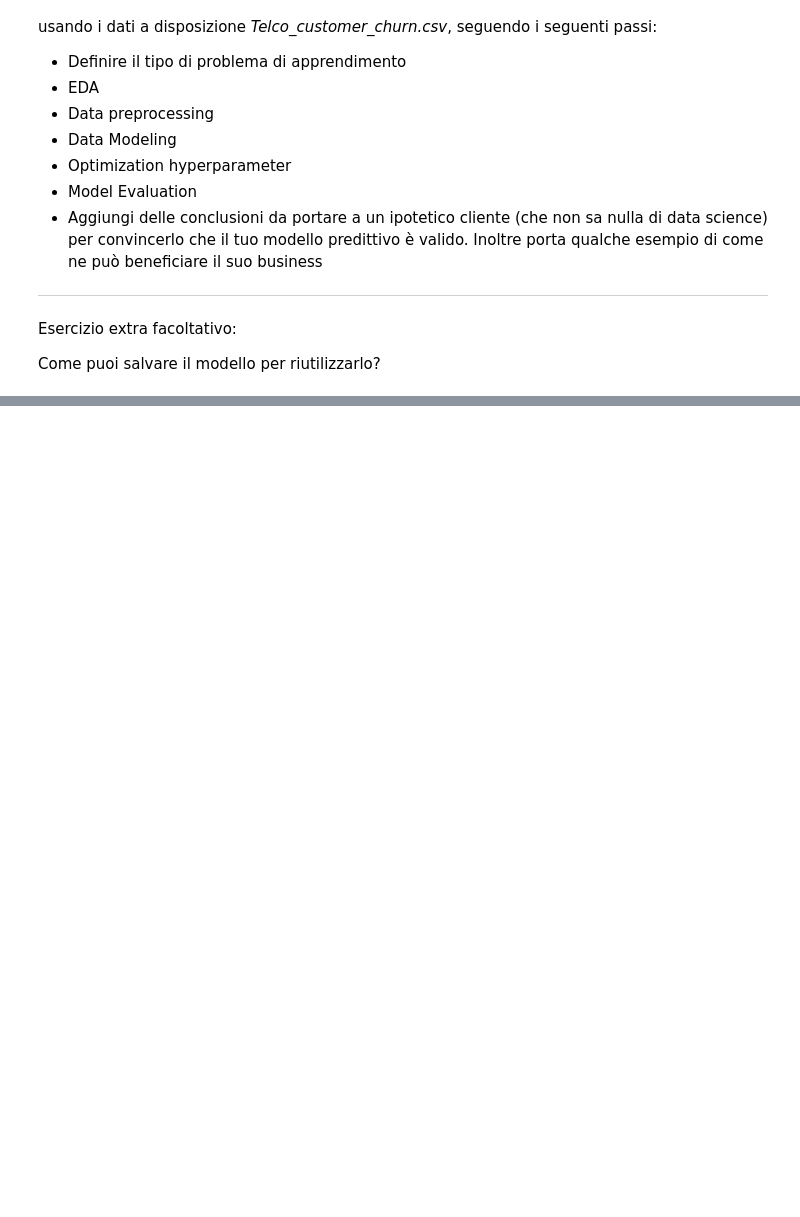
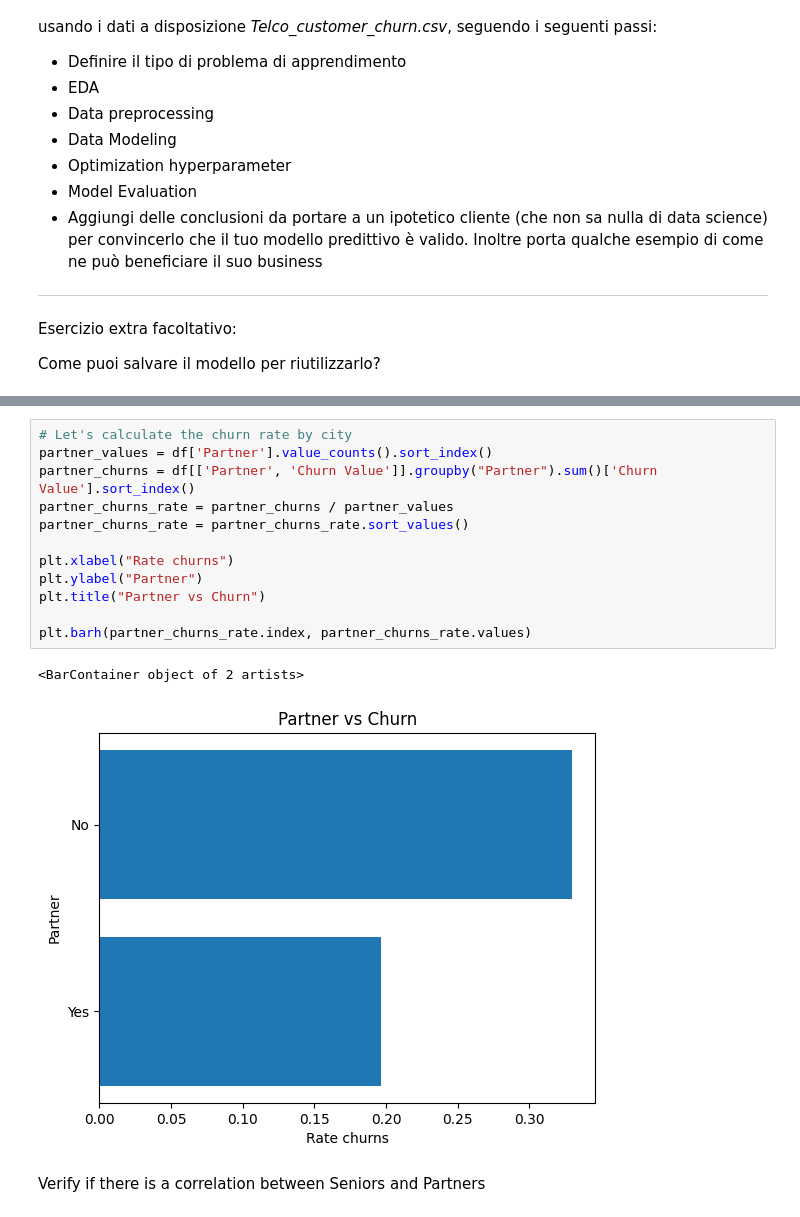
Before and after one commit to lorenzo-arcioni/master-ds, a Jupyter notebook: Workshops/6/6Workshop_traccia.ipynb, the cells around one changed output, grey strips where cells are left out. Cells and saved outputs as stored; diff of their text form; blank space fills up the shorter version.

```diff
--- a/Workshops/6/6Workshop_traccia.ipynb
+++ b/Workshops/6/6Workshop_traccia.ipynb
@@ -49,0 +97,17 @@ Index(['CustomerID', 'Count', 'Country', 'State', 'City', 'Zip Code',
+# %%
+# Let's calculate the churn rate by city
+partner_values = df['Partner'].value_counts().sort_index()
+partner_churns = df[['Partner', 'Churn Value']].groupby("Partner").sum()['Churn Value'].sort_index()
+partner_churns_rate = partner_churns / partner_values
+partner_churns_rate = partner_churns_rate.sort_values()
+
+plt.xlabel("Rate churns")
+plt.ylabel("Partner")
+plt.title("Partner vs Churn")
+
+plt.barh(partner_churns_rate.index, partner_churns_rate.values)
+# %% [output]
+<BarContainer object of 2 artists>
+[figure, added]
+# %% [markdown]
+Verify if there is a correlation between Seniors and Partners
```
Also changed, not shown: parts of 12 cells of this notebook, 1 other file.
